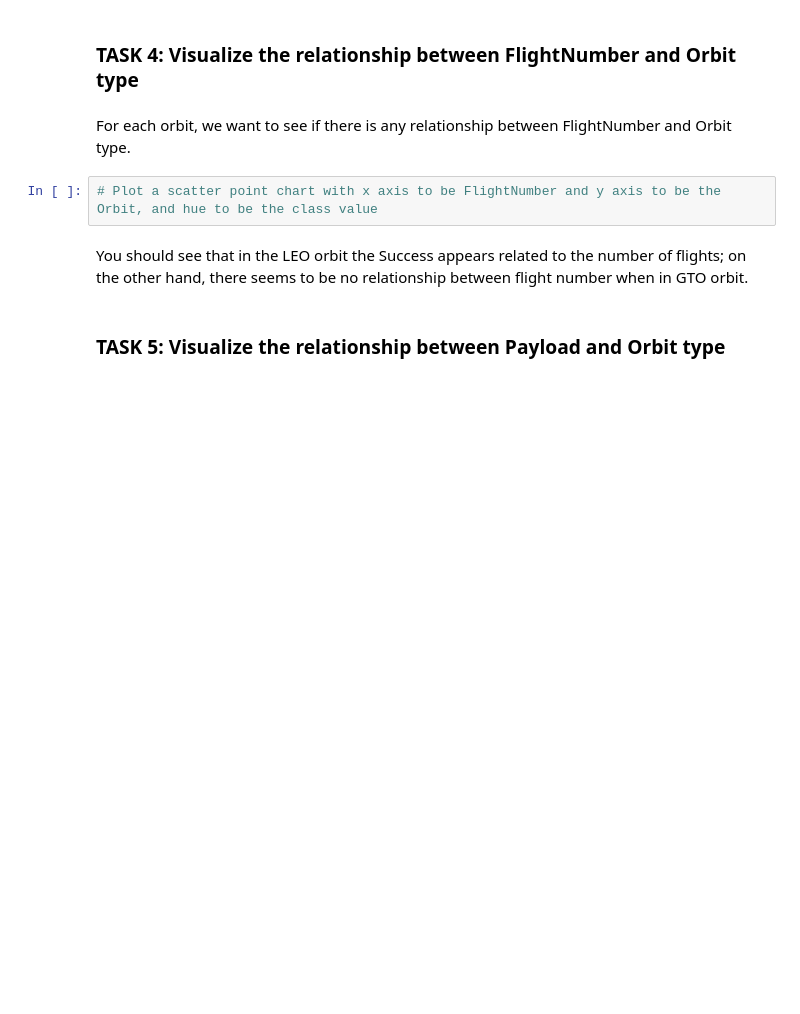
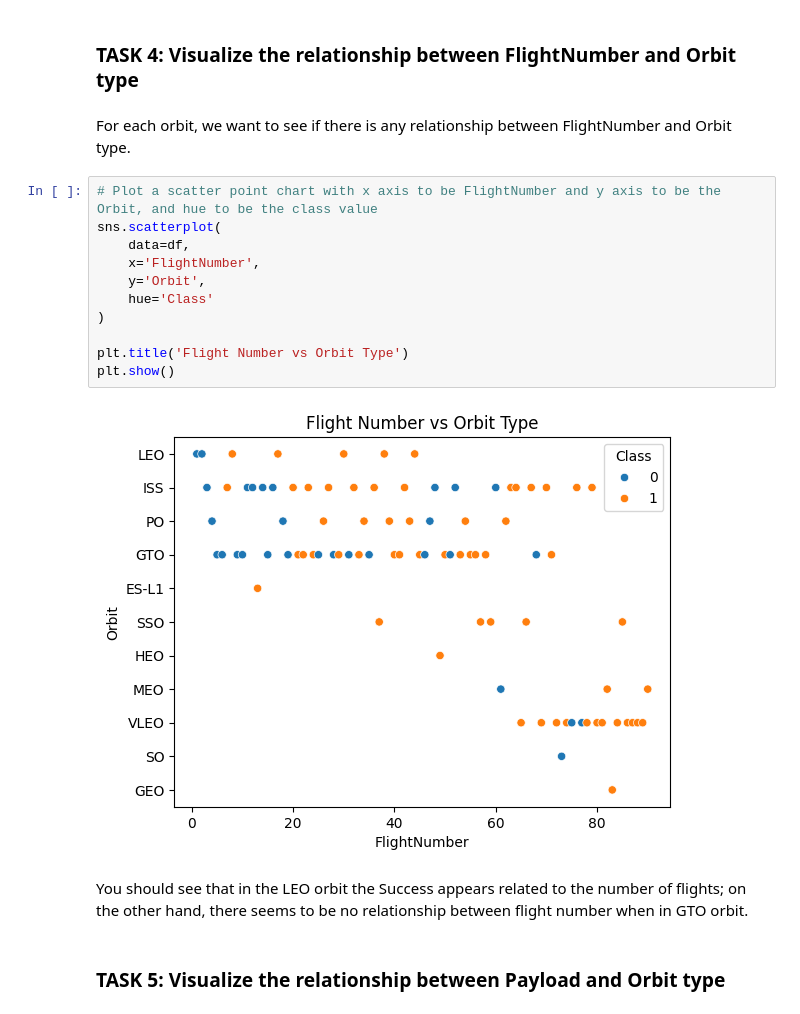
Before and after one commit to shahbajahmad/spacex-falcon9-landing-prediction, a Jupyter notebook: jupyter-labs-eda-dataviz-v2.ipynb, the cells around one changed output. Cells and saved outputs as stored; diff of their text form; blank space fills up the shorter version.

```diff
--- a/jupyter-labs-eda-dataviz-v2.ipynb
+++ b/jupyter-labs-eda-dataviz-v2.ipynb
@@ -147,6 +147,17 @@ Analyze the ploted bar chart try to find which orbits have high sucess rate.
 For each orbit, we want to see if there is any relationship between FlightNumber and Orbit type.
 # %%
 # Plot a scatter point chart with x axis to be FlightNumber and y axis to be the Orbit, and hue to be the class value
+sns.scatterplot(
+    data=df,
+    x='FlightNumber',
+    y='Orbit',
+    hue='Class'
+)
+
+plt.title('Flight Number vs Orbit Type')
+plt.show()
+# %% [output]
+[figure, added]
 # %% [markdown]
 You should see that in the LEO orbit the Success appears related to the number of flights; on the other hand, there seems to be no relationship between flight number when in GTO orbit.
 # %% [markdown]
```
Also changed, not shown: parts of 5 cells of this notebook, 1 other file.
